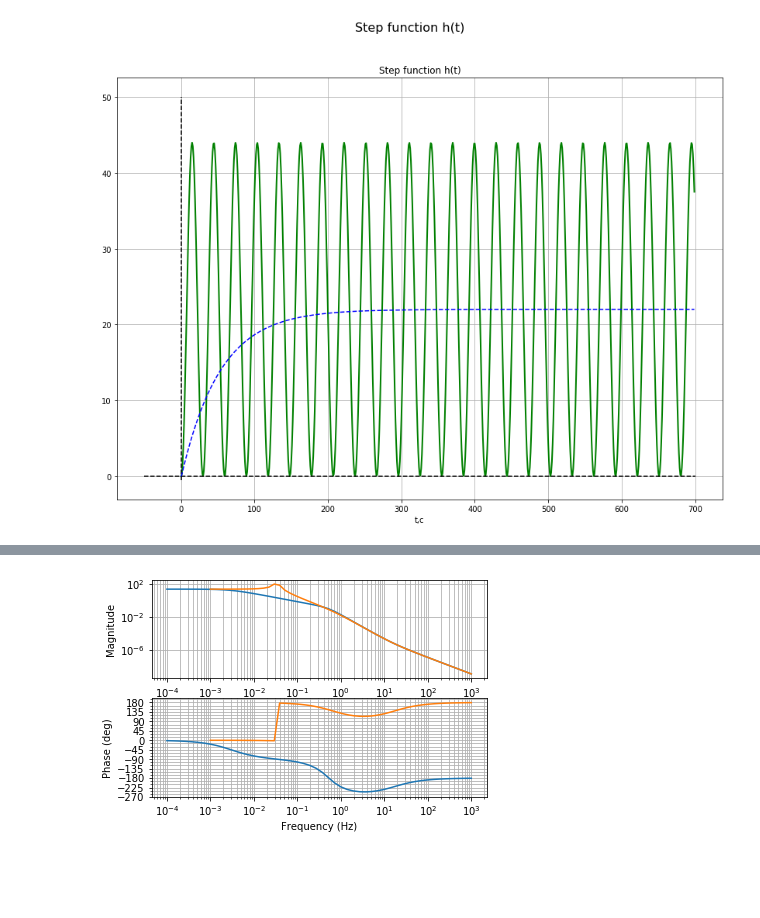
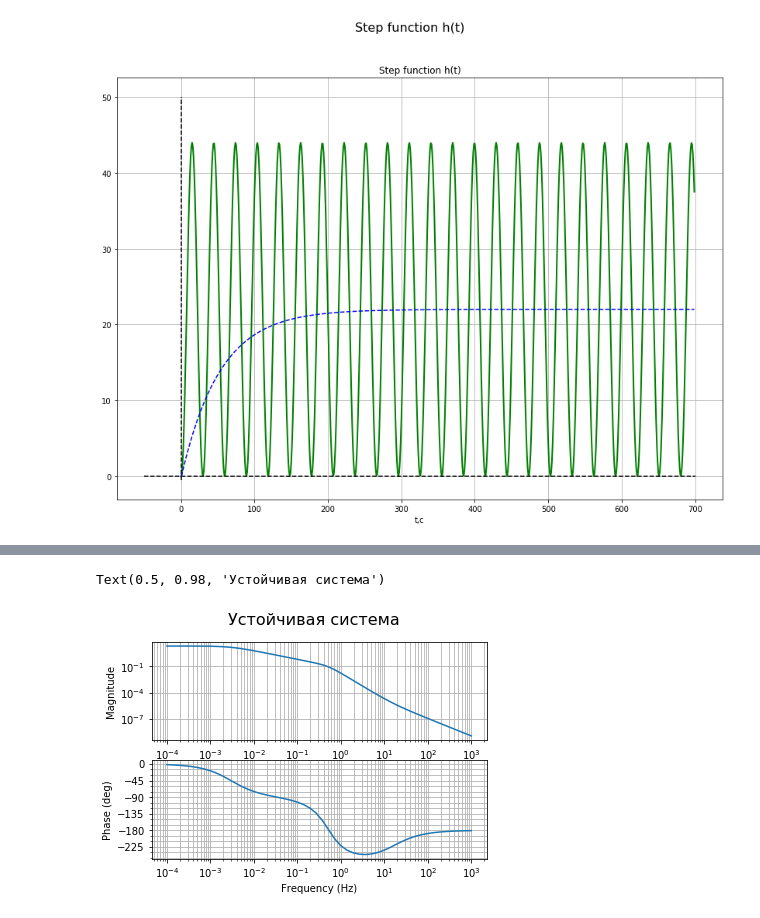
Before and after one commit to OopsKernelPanic/control-systems-engineering-labs, a Jupyter notebook: lab_2_tau.ipynb, the cells around one changed output, grey strips where cells are left out. Drawn from its saved outputs; the diff is of its cells as text; code cells hidden in the pictures; blank space fills up the shorter version.

```diff
--- a/lab_2_tau.ipynb
+++ b/lab_2_tau.ipynb
@@ -194,3 +221,19 @@ l= 0.5
 M0= -8.79296635503124e-13
 m= 0.5
 Ust= 0.75
+# %%
+#koc_n=+3/176*(numpy.sqrt(8731641)-2979) #получено аналитически
+koc_n=-0.51020
+print("koc_n=",koc_n)
+
+num1_n=[koc_n,0]
+W1_n=crt.tf(num1_n, dem1)
+#print(W1_)
+W_n=crt.matlab.feedback(W234, W1_n, sign=-1)
+print(W_n)
+den=W_n.den
+
+D=den[0][0]
+
+Ust=raus_gur(D)
+print("Ust=",Ust)
@@ -206,6 +262,7 @@ plt.plot([-50,len_t],[0, 0],"k--")
 [figure]
 # %%
 h_,t__=crt.matlab.step(W_,t,0)
+h_n,t__n=crt.matlab.step(W_n,t,0)
 plot_func(t__,h_, 'Step function h(t)')
 plt.plot([0,0],[-0.5, 50],"k--")
 plt.plot([-50,len_t],[0, 0],"k--")
@@ -355,6 +362,8 @@ The system is stable!(by the Mikhailov criterion)
 # %%
 # Frecuency characterisrics
+fig=plt.figure()
 mag, phase, omega = crt.matlab.bode(W, dB=False)
-mag_, phase_, omega_ = crt.matlab.bode(W_, dB=False)
+fig.suptitle("Устойчивая система", fontsize=16)
 # %% [output]
+Text(0.5, 0.98, 'Устойчивая система')
-[figure, old version]
+[figure, new version]
```
Also changed, not shown: parts of 13 cells of this notebook.
